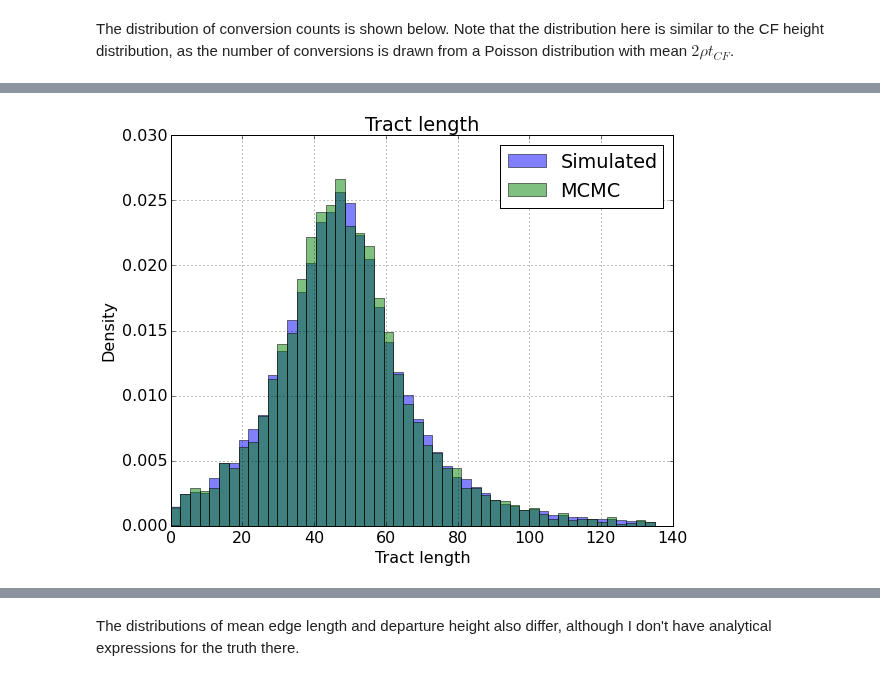
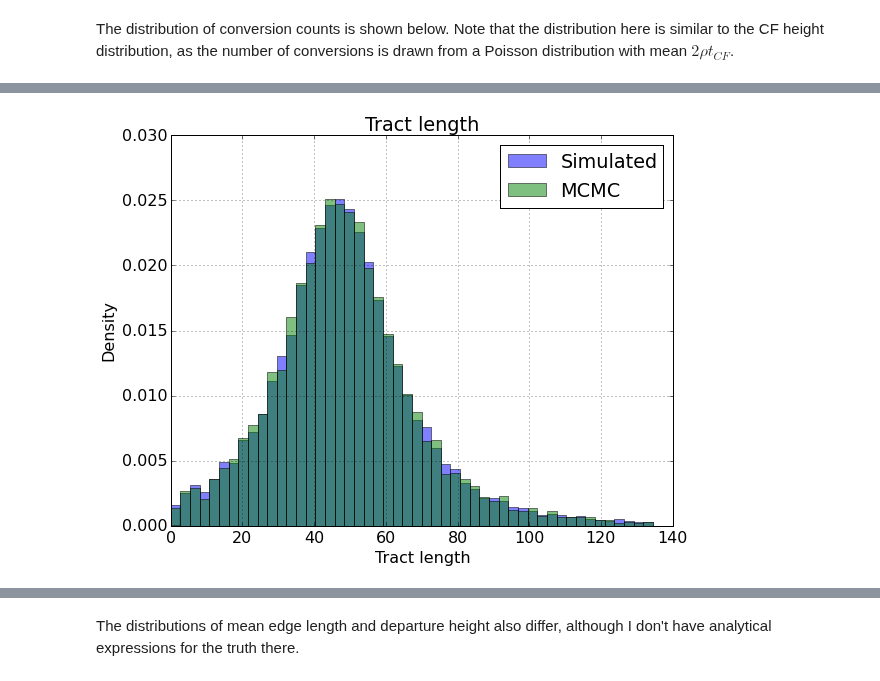
Before and after one commit to tgvaughan/bacter, a Jupyter notebook: examples/unrestricted/Validation.ipynb, the cells around one changed output, grey strips where cells are left out. Cells and saved outputs as stored; diff of their text form; code cells hidden in the pictures.

```diff
--- a/examples/unrestricted/Validation.ipynb
+++ b/examples/unrestricted/Validation.ipynb
@@ -103,7 +105,7 @@ drawComparisonPlot(df,dfs,'acg.nConv', 'Conversion count', bins=24)
 # %%
-drawComparisonPlot(df, dfs, 'acg.meanTractLength', 'Tract length', bins=50)
+drawComparisonPlot(df, dfs, 'acg.alignment.meanTractLength', 'Tract length', bins=50)
 # %% [output]
-[figure, old version]
+[figure, new version]
 # %%
 drawComparisonPlot(df, dfs, 'acg.meanRegionLength', 'Region length', bins=100)
 # %% [output]
```
Also changed, not shown: parts of 23 cells of this notebook, 45 other files.
